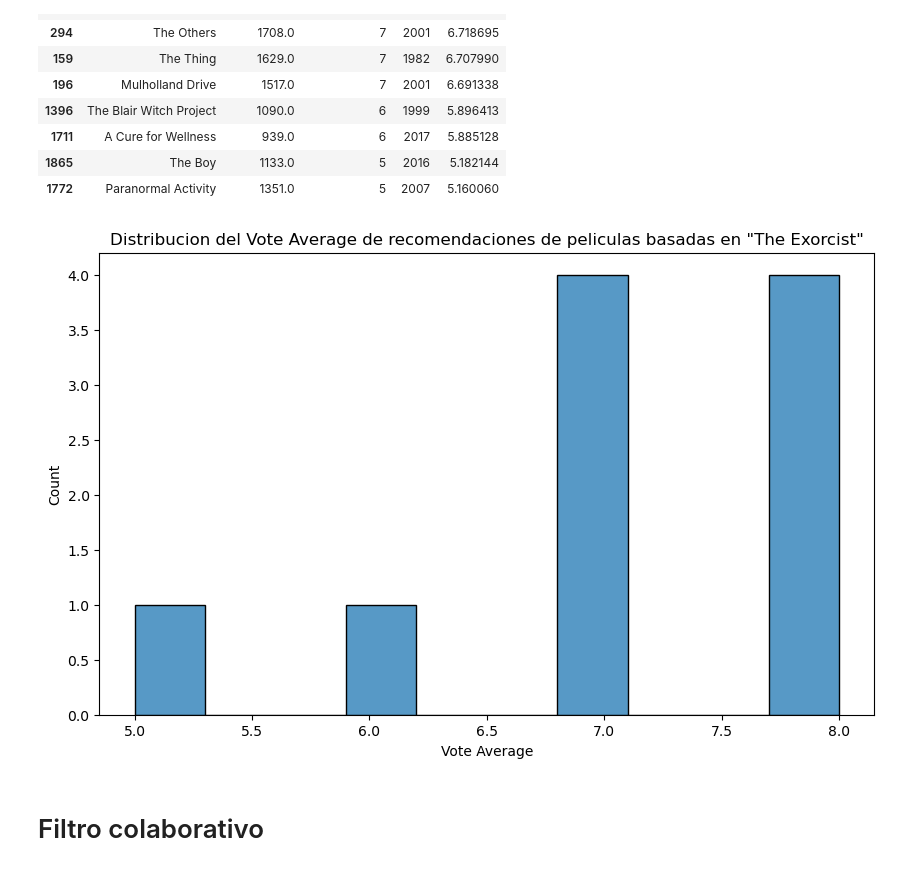
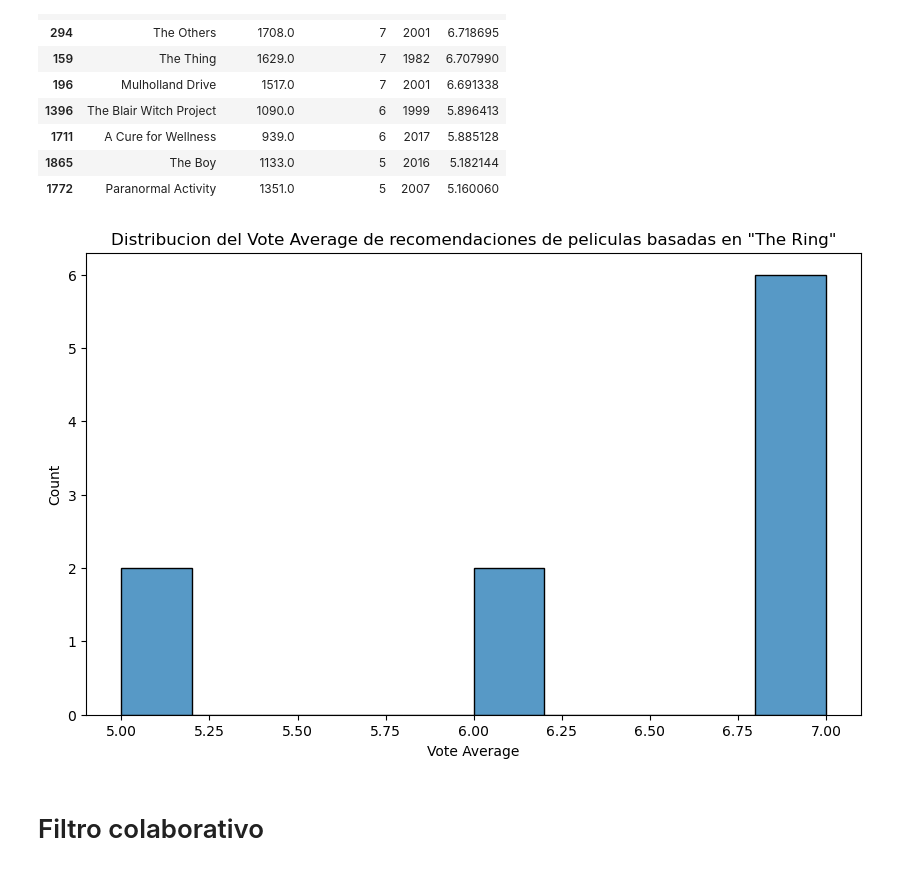
Before and after one commit to albertvila78/Proyecto-final, a Jupyter notebook: Sistema de recomendación de películas.ipynb, the cells around one changed output. Saved outputs shown, nothing was run; the diff lists cells and outputs as text; code cells hidden in the pictures.

```diff
--- a/Sistema de recomendación de películas.ipynb
+++ b/Sistema de recomendación de películas.ipynb
@@ -6,7 +6,8 @@ import seaborn as sns
 from ast import literal_eval
 import ast
 # %%
-movies = pd.read_csv("movies_metadata.csv", sep=",")
+movies = pd.read_csv("movies_metadata.csv", sep=",", dtype={10: str})
+
 movies.head(4)
 # %% [output]
 |  | adult | belongs_to_collection | budget | genres | homepage | id | imdb_id | original_language | ... |
@@ -426,18 +426,18 @@ improved_recommendations('The Ring')
 # %%
 #Aqui podemos ver la distribución de votos de las películas recomendadas para "The Exorcist".
 
 def plot_recommended_movie_scores(title):
     recommended_movies = improved_recommendations(title)
     plt.figure(figsize=(10, 6))
     sns.histplot(recommended_movies['vote_average'], bins=10, kde=False)
     plt.title(f'Distribucion del Vote Average de recomendaciones de peliculas basadas en "{title}"')
     plt.xlabel('Vote Average')
     plt.ylabel('Count')
     plt.show()
 
-plot_recommended_movie_scores('The Exorcist')
+plot_recommended_movie_scores('The Ring')
 # %% [output]
-[figure, old version]
+[figure, new version]
 # %% [markdown]
 <h1>Filtro colaborativo</h1>
 # %%
```
Also changed, not shown: parts of 19 cells of this notebook.
